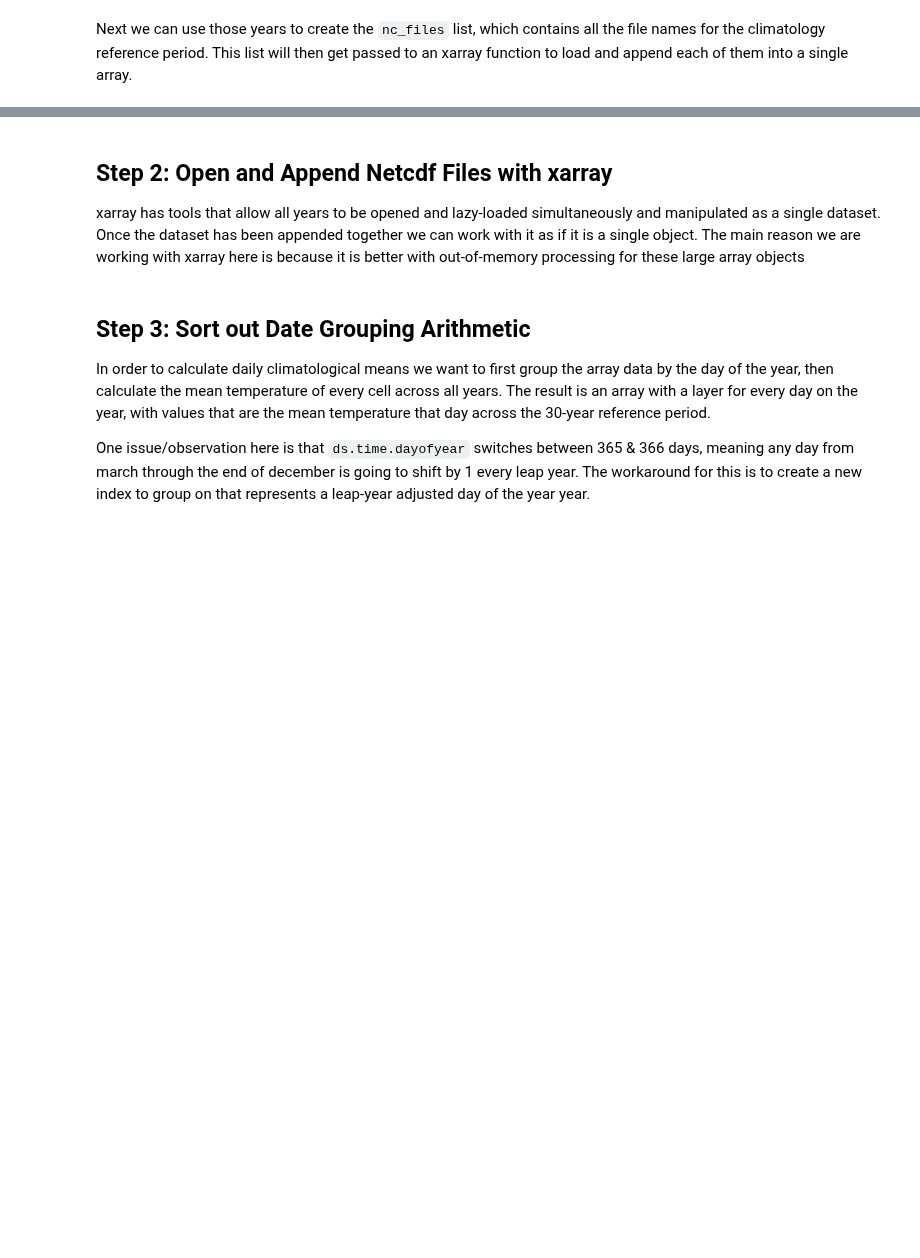
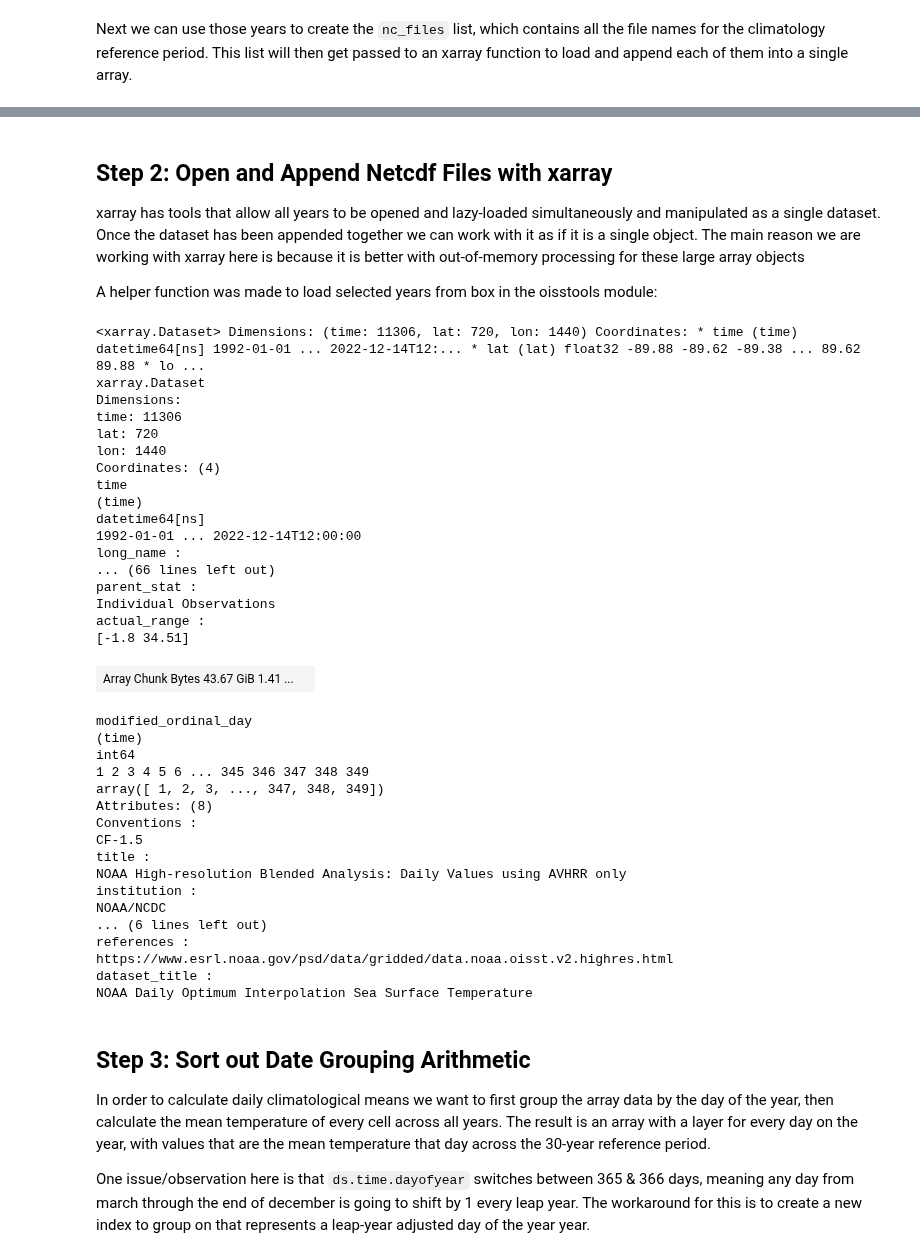
Before and after one commit to adamkemberling/oisst_mainstays, a Jupyter notebook: notebooks/01_BASE_Calc_Climatologies.ipynb, the cells around one changed output, grey strips where cells are left out. Drawn from its saved outputs; the diff is of its cells as text; code cells hidden in the pictures; blank space fills up the shorter version.

```diff
--- a/notebooks/01_BASE_Calc_Climatologies.ipynb
+++ b/notebooks/01_BASE_Calc_Climatologies.ipynb
@@ -69,3 +77,5 @@ Last File:  /Users/akemberling/Library/CloudStorage/Box-Box/RES_Data/OISST/oisst
 ## Step 2: Open and Append Netcdf Files with xarray
 
 xarray has tools that allow all years to be opened and lazy-loaded simultaneously and manipulated as a single dataset. Once the dataset has been appended together we can work with it as if it is a single object. The main reason we are working with xarray here is because it is better with out-of-memory processing for these large array objects
+
+A helper function was made to load selected years from box in the oisstools module:
@@ -79,3 +82,47 @@ oisst = xr.open_mfdataset(nc_files, parallel = False, combine = "by_coords")
+# %%
+#Load/append all the annual netcdf files
+oisst = ot.load_box_oisst(
+    box_root,
+    start_year,
+    end_year,
+    anomalies = False,
+    do_parallel = True)
+# %% [output]
+<xarray.Dataset> Dimensions: (time: 11306, lat: 720, lon: 1440) Coordinates: * time (time) datetime64[ns] 1992-01-01 ... 2022-12-14T12:... * lat (lat) float32 -89.88 -89.62 -89.38 ... 89.62 89.88 * lo ...
+xarray.Dataset
+Dimensions:
+time: 11306
+lat: 720
+lon: 1440
+Coordinates: (4)
+time
+(time)
+datetime64[ns]
+1992-01-01 ... 2022-12-14T12:00:00
+long_name :
+... (66 lines left out)
+parent_stat :
+Individual Observations
+actual_range :
+[-1.8 34.51]
+| Array Chunk Bytes 43.67 GiB 1.41 ... |  |
+modified_ordinal_day
+(time)
+int64
+1 2 3 4 5 6 ... 345 346 347 348 349
+array([ 1, 2, 3, ..., 347, 348, 349])
+Attributes: (8)
+Conventions :
+CF-1.5
+title :
+NOAA High-resolution Blended Analysis: Daily Values using AVHRR only
+institution :
+NOAA/NCDC
+... (6 lines left out)
+references :
+https://www.esrl.noaa.gov/psd/data/gridded/data.noaa.oisst.v2.highres.html
+dataset_title :
+NOAA Daily Optimum Interpolation Sea Surface Temperature
 # %% [markdown]
 ## Step 3: Sort out Date Grouping Arithmetic
 
```
Also changed, not shown: parts of 10 cells of this notebook, 4 other files.
